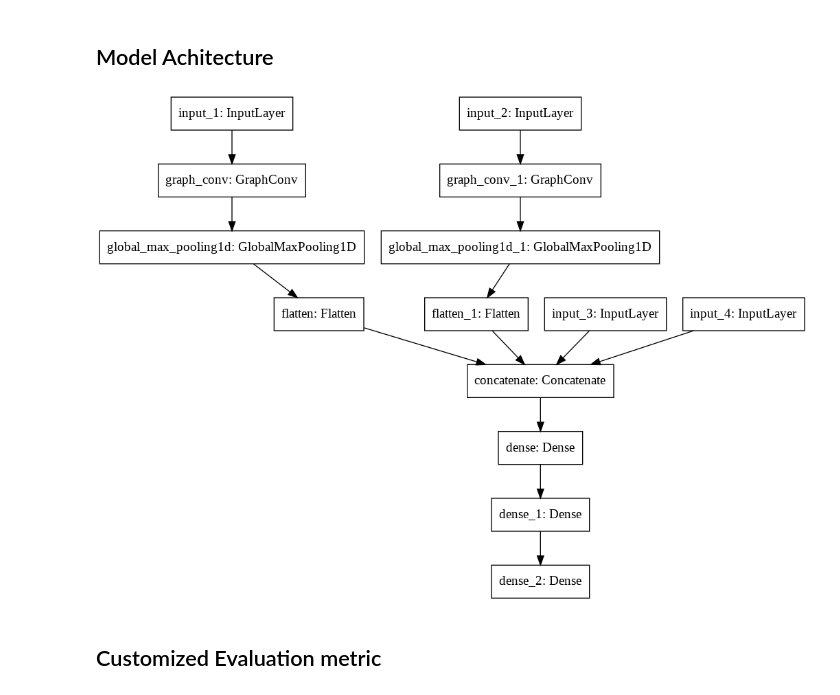
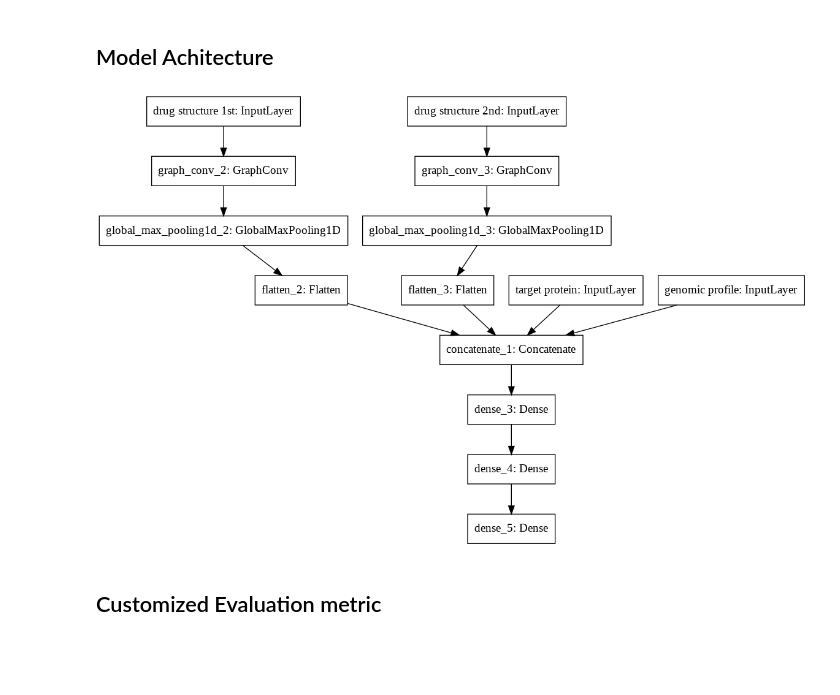
Before and after one commit to kittisaktaoma/colab_practice, a Jupyter notebook: CalcSynergy.ipynb, the cells around one changed output. Drawn from its saved outputs; the diff is of its cells as text; code cells hidden in the pictures; blank space fills up the shorter version.

```diff
--- a/CalcSynergy.ipynb
+++ b/CalcSynergy.ipynb
@@ -799,36 +763,35 @@ class GraphConv(Layer):
 ## Model Achitecture
 # %%
 #drug structure_1
-drug_01 = Input(shape=(96,5))
+drug_01 = Input(shape=(96,5),name="drug structure 1st")
 drug_01_layer1 = GraphConv(2,activation='relu')(drug_01)
 drug_01_pool = tf.keras.layers.GlobalMaxPooling1D()(drug_01_layer1)
 flat1 = Flatten()(drug_01_pool)
 
 #drug structure_2
-drug_02 = Input(shape=(96,5))
+drug_02 = Input(shape=(96,5),name="drug structure 2nd")
 drug_02_layer1 = GraphConv(2,activation='relu')(drug_02)
 drug_02_pool = tf.keras.layers.GlobalMaxPooling1D()(drug_02_layer1)
 flat2 = Flatten()(drug_02_pool)
-16380
 #target protein
-flat3 = Input(shape=(494,))
+flat3 = Input(shape=(494,),name="target protein")
 
 #geno profiel
-flat4 = Input(shape=(16380,))
+flat4 = Input(shape=(16380,),name="genomic profile")
 
 
 #merge input models
 merge = concatenate([flat1,flat2,flat3,flat4])
 
 #interpretation model
 # interpretation model
 hidden1 = Dense(2000, activation='relu')(merge)
 hidden2 = Dense(2000, activation='relu')(hidden1)
 output = Dense(1)(hidden2)
 model = Model(inputs=[flat4,flat3,drug_01,drug_02], outputs=output)
 plot_model(model, to_file='multilayer_perceptron_graph.png')
 # %% [output]
-[figure, old version]
+[figure, new version]
 # %% [markdown]
 ## Customized Evaluation metric
 # %% [markdown]
```
Also changed, not shown: parts of 13 cells of this notebook.
